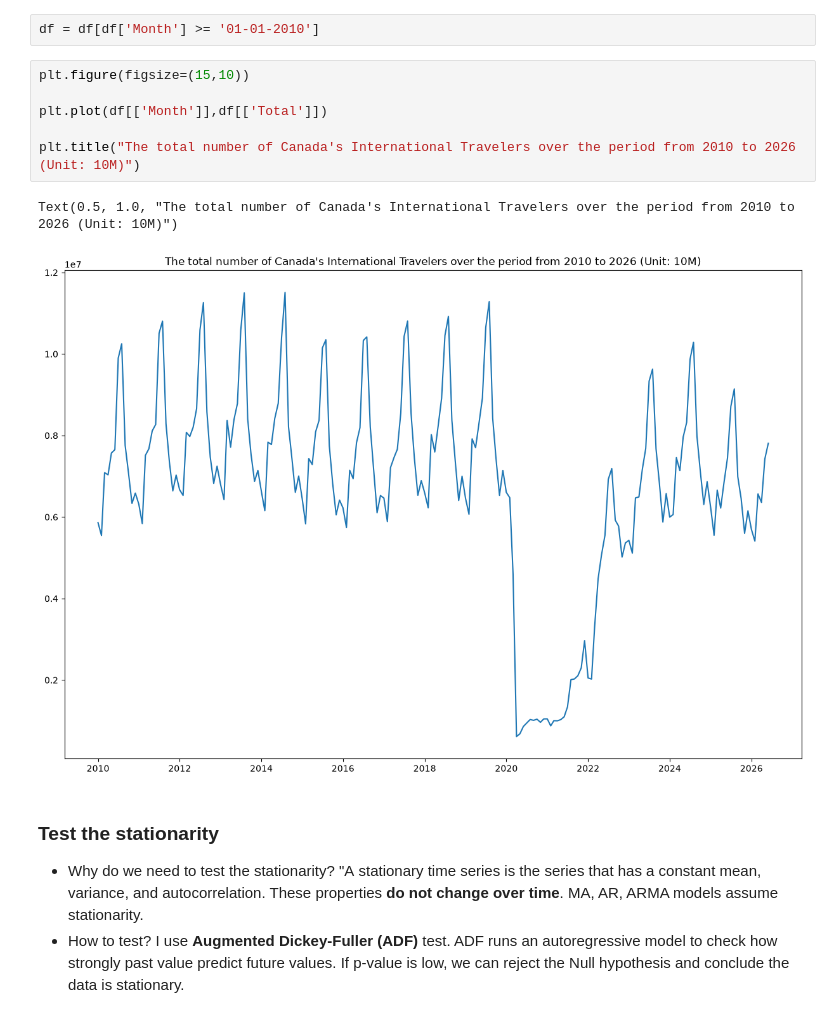
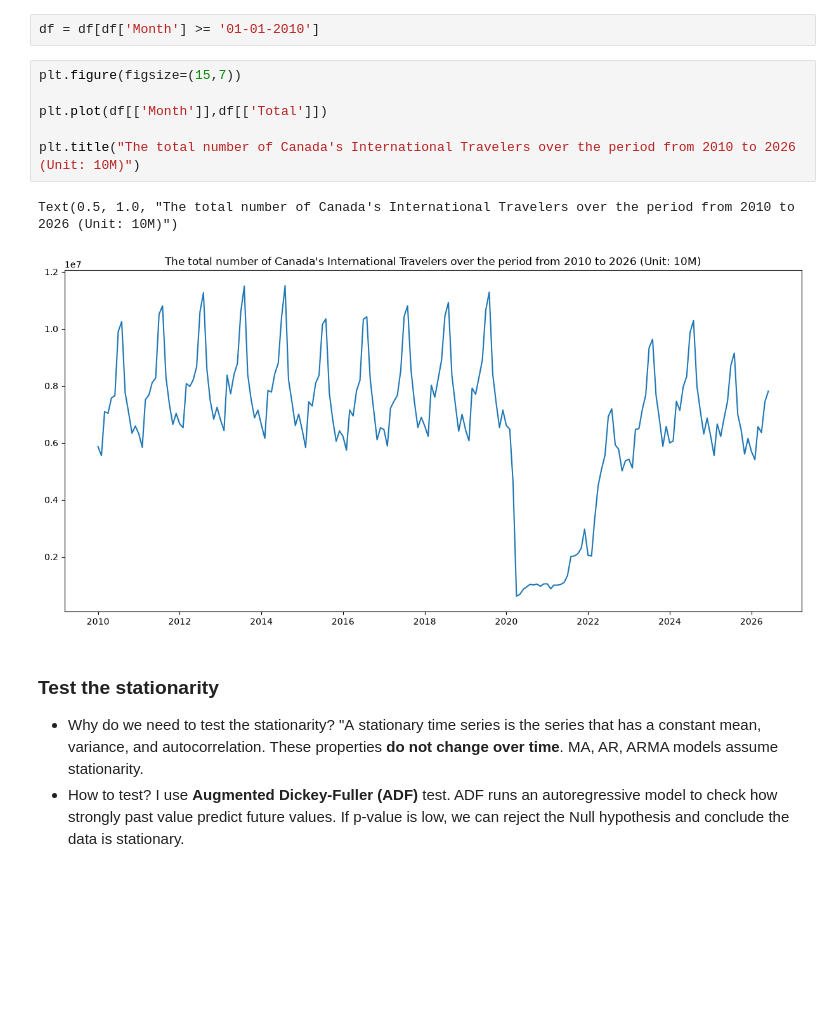
Before and after one commit to janessa13/Timeseries-Forecasting, a Jupyter notebook: Part 1.ipynb, the cells around one changed output. Cells and saved outputs as stored; diff of their text form; blank space fills up the shorter version.

```diff
--- a/Part 1.ipynb
+++ b/Part 1.ipynb
@@ -117,14 +119,14 @@ dtype: object
 # %%
 df = df[df['Month'] >= '01-01-2010']
 # %%
-plt.figure(figsize=(15,10))
+plt.figure(figsize=(15,7))
 
 plt.plot(df[['Month']],df[['Total']])
 
 plt.title("The total number of Canada's International Travelers over the period from 2010 to 2026 (Unit: 10M)")
 # %% [output]
 Text(0.5, 1.0, "The total number of Canada's International Travelers over the period from 2010 to 2026 (Unit: 10M)")
-[figure, old version]
+[figure, new version]
 # %% [markdown]
 ### Test the stationarity
 
```
Also changed, not shown: parts of 35 cells of this notebook, 1 other file.
